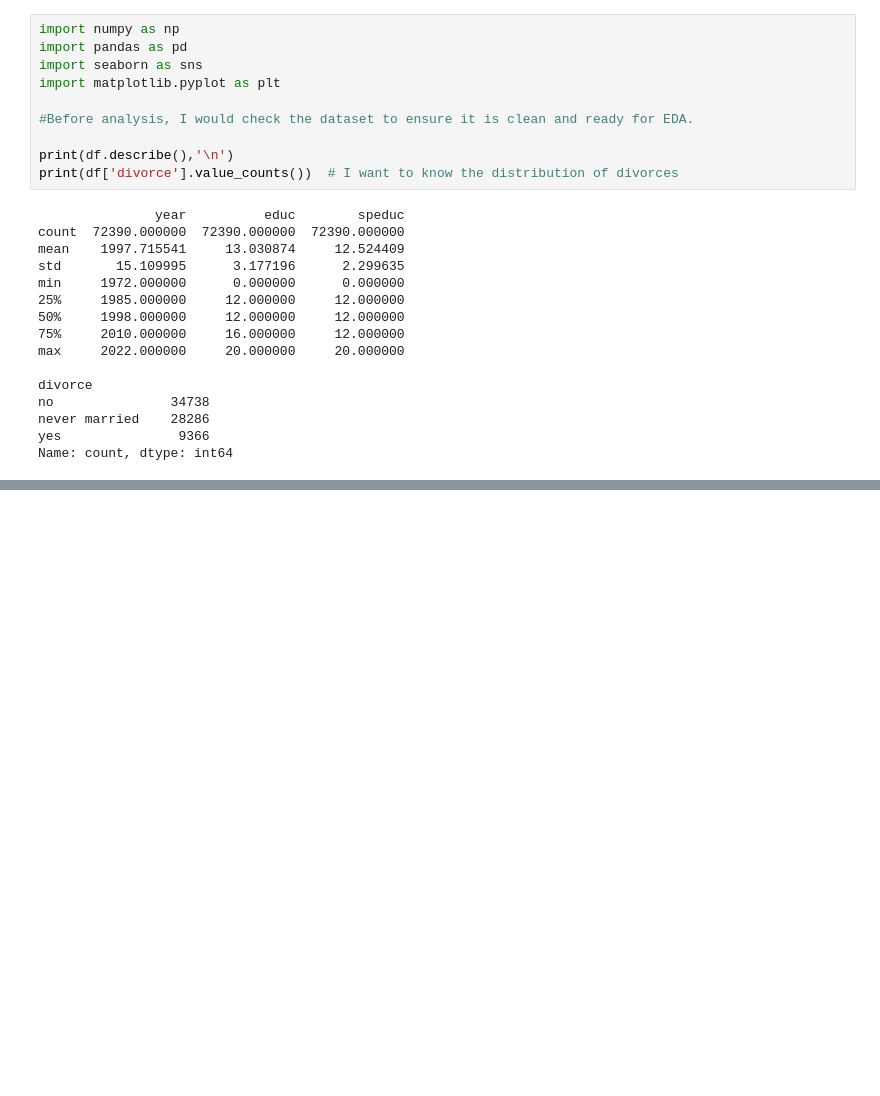
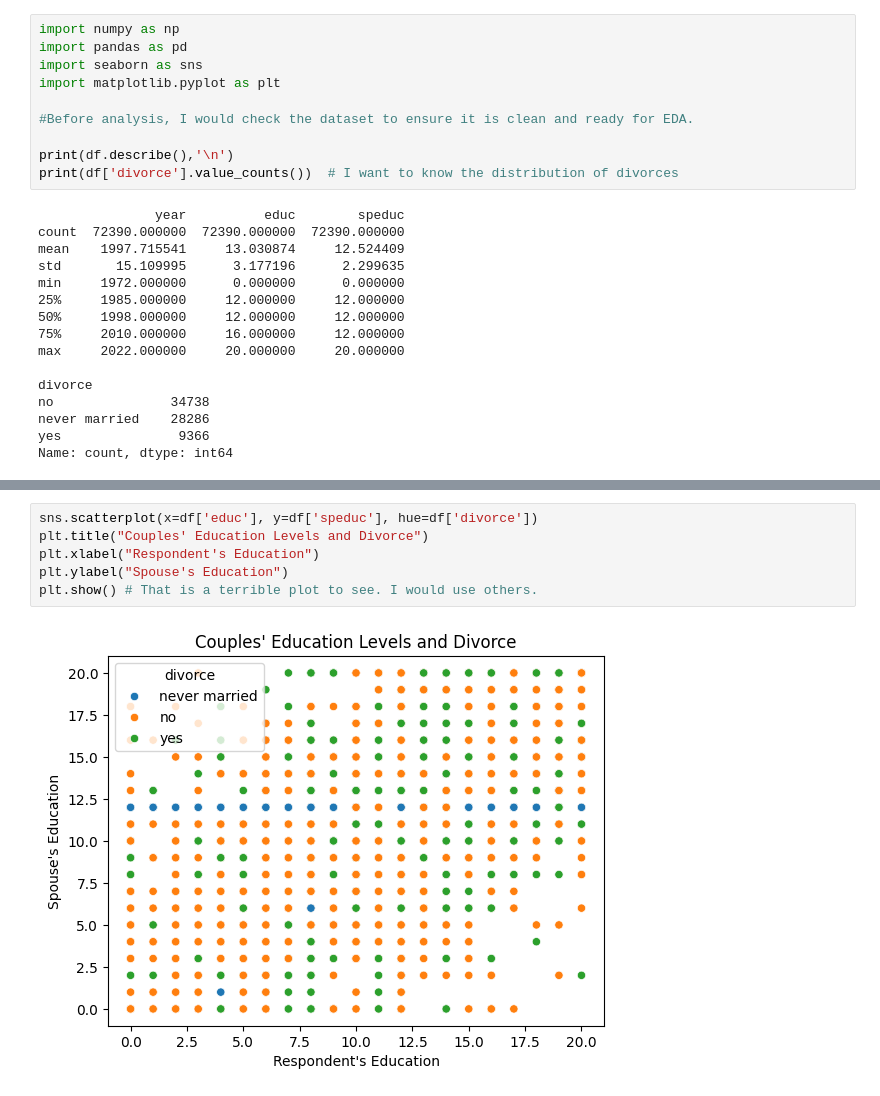
Before and after one commit to KeerHu73/EDA, a Jupyter notebook: lab/gss.ipynb, the cells around one changed output, grey strips where cells are left out. Drawn from its saved outputs; the diff is of its cells as text; blank space fills up the shorter version.

```diff
--- a/lab/gss.ipynb
+++ b/lab/gss.ipynb
@@ -174,0 +208,8 @@ df[['educ', 'speduc']].corr() # Check correlation
+# %%
+sns.scatterplot(x=df['educ'], y=df['speduc'], hue=df['divorce'])
+plt.title("Couples' Education Levels and Divorce")
+plt.xlabel("Respondent's Education")
+plt.ylabel("Spouse's Education")
+plt.show() # That is a terrible plot to see. I would use others.
+# %% [output]
+[figure, added]
```
Also changed, not shown: parts of 10 cells of this notebook.
